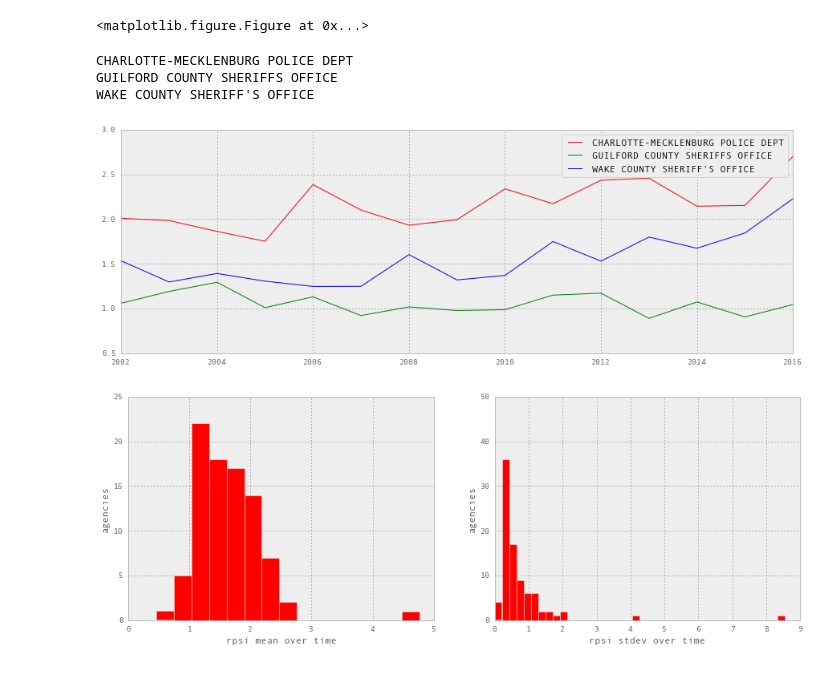
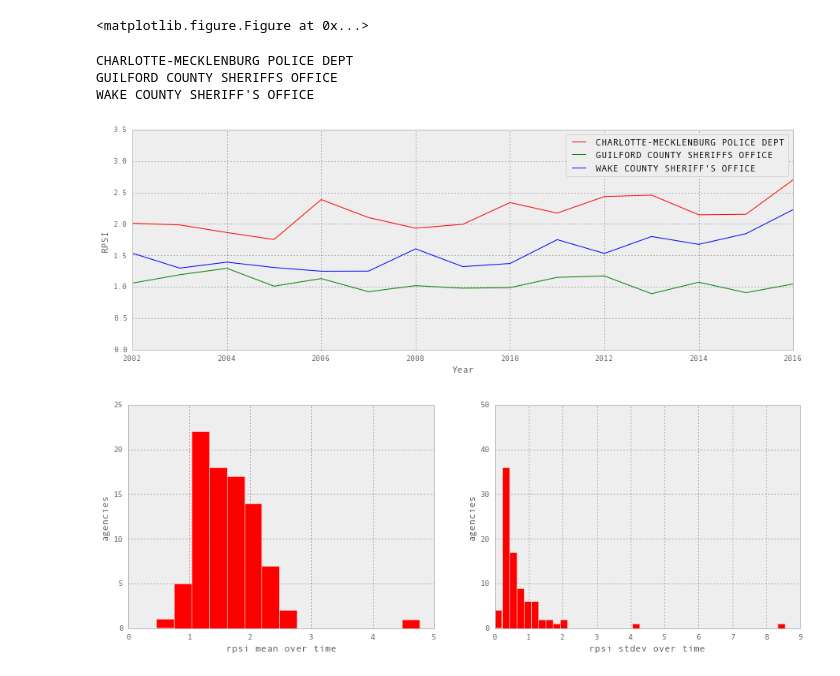
Before and after one commit to along528/insight, a Jupyter notebook: models/simple_regression_splitby_year.ipynb, the cells around one changed output. Drawn from its saved outputs; the diff is of its cells as text; code cells hidden in the pictures.

```diff
--- a/models/simple_regression_splitby_year.ipynb
+++ b/models/simple_regression_splitby_year.ipynb
@@ -98,23 +98,28 @@ median = 1.50647569005
 # %%
 tmpdata = data[data['rpsi']<4.]
 tmpdata = tmpdata[tmpdata['rpsi']>=0.]
 tmpdata = tmpdata[tmpdata['population']>400000.]
 #tmpdata = tmpdata[tmpdata['population']<30000.]
 
 
 handles = []
+
 for agency in tmpdata['agency'].unique():
     print agency
     agency_df = tmpdata[tmpdata['agency']==agency].sort_values('year')
     handle = plt.plot(agency_df['year'].values,agency_df['rpsi'].values,label=agency)
     handles.append(agency)
+plt.ylabel('RPSI')
+plt.xlabel('Year')
+plt.ylim([0,3.5])
 plt.legend(handles)
+plt.savefig('images/rpsi_vs_time.png',facecolor='white',transparent=True)
 plt.show()
 # %% [output]
 CHARLOTTE-MECKLENBURG POLICE DEPT
 GUILFORD COUNTY SHERIFFS OFFICE
 WAKE COUNTY SHERIFF'S OFFICE
-[figure, old version]
+[figure, new version]
 # %%
 #tmpdata = data[data['rpsi']<4.]
 tmpdata = data[data['rpsi']>=0.]
```
Also changed, not shown: 13 other files.
